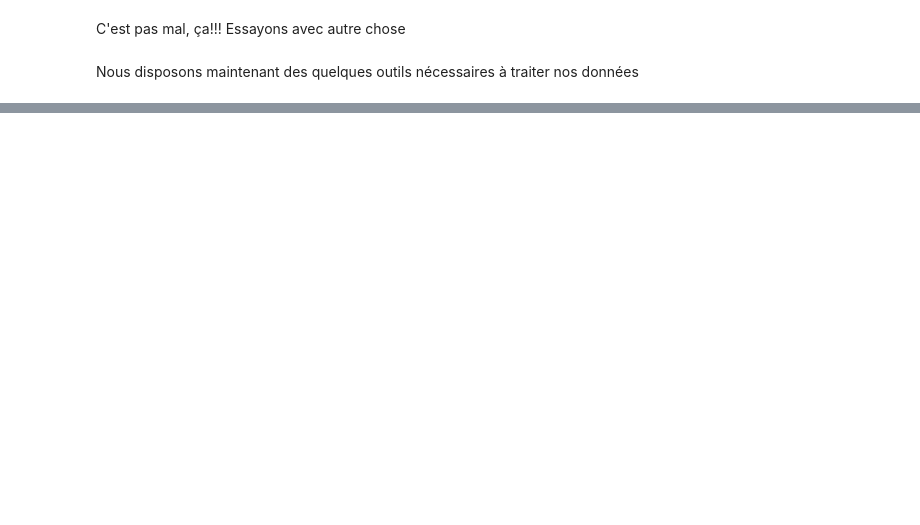
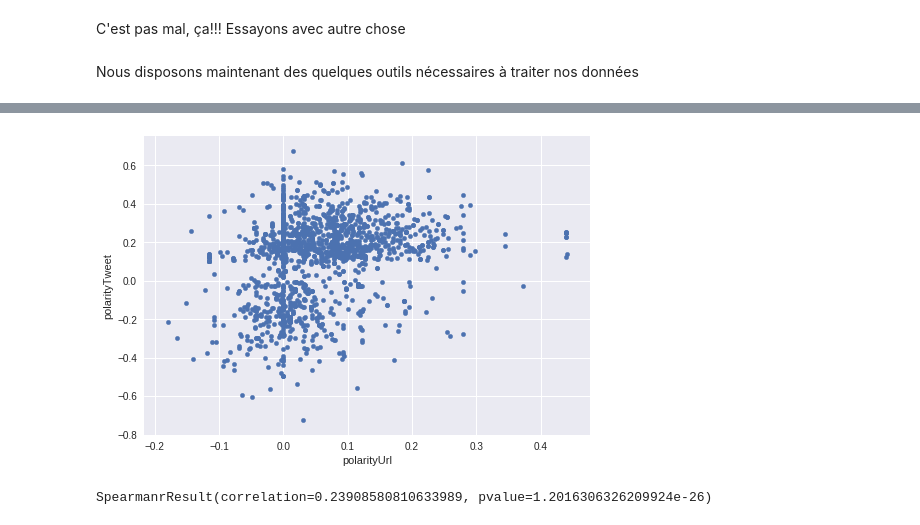
Before and after one commit to ZarebskiDavid/PythonAvance-TeachingRepo-, a Jupyter notebook: WebSnifferCorrige.ipynb, the cells around one changed output, grey strips where cells are left out. Drawn from its saved outputs; the diff is of its cells as text; code cells hidden in the pictures; blank space fills up the shorter version.

```diff
--- a/WebSnifferCorrige.ipynb
+++ b/WebSnifferCorrige.ipynb
@@ -620,0 +662,11 @@ data["polarityUrl"] = pool.map(GetPolarity, data['textualCont'].to_string())
+# %%
+dataPolar = data[(data["polarityTweet"]!= 0)]
+# %%
+CorrPol = scipy.stats.spearmanr(dataPolar["polarityUrl"], dataPolar["polarityTweet"], axis=0)
+
+dataPolar.plot("polarityUrl", "polarityTweet",kind ="scatter")
+plt.show()
+CorrPol
+# %% [output]
+[figure, added]
+SpearmanrResult(correlation=0.23908580810633989, pvalue=1.2016306326209924e-26)
```
Also changed, not shown: parts of 40 cells of this notebook.
